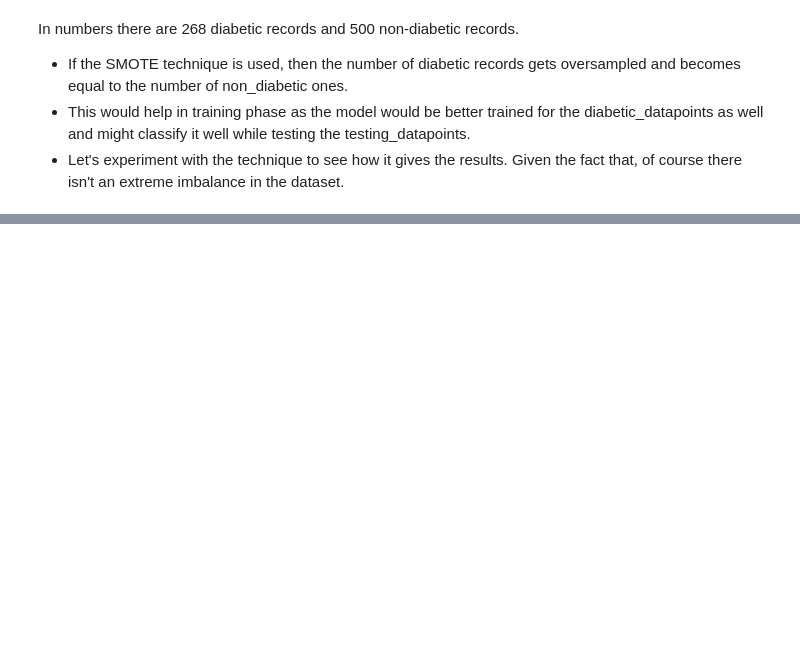
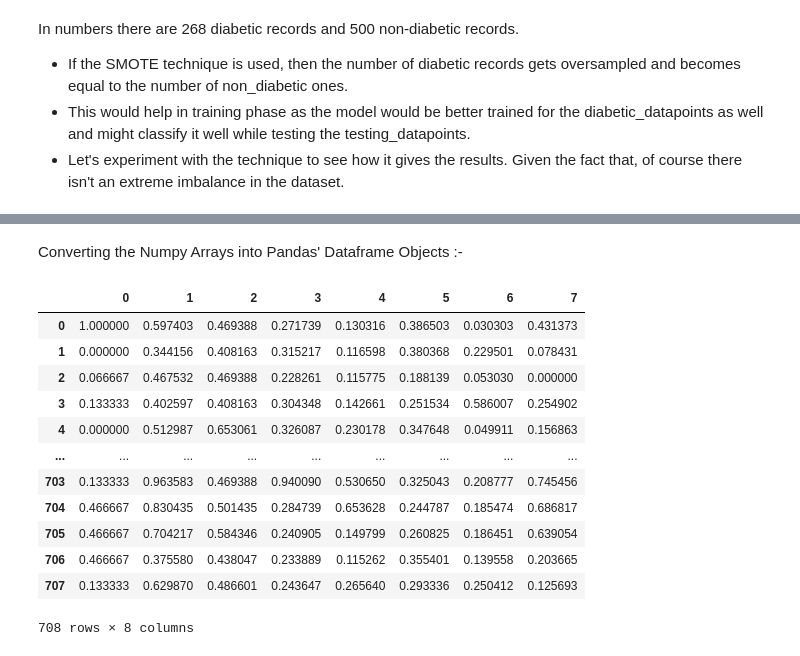
Before and after one commit to Patel27-S/Diabetes-Prediction---Data-Mining, a Jupyter notebook: DiabetesPrediction.ipynb, the cells around one changed output, grey strips where cells are left out. Cells and saved outputs as stored; diff of their text form; code cells hidden in the pictures; blank space fills up the shorter version.

```diff
--- a/DiabetesPrediction.ipynb
+++ b/DiabetesPrediction.ipynb
@@ -2085,0 +2126,2 @@ In numbers there are 268 diabetic records and 500 non-diabetic records.
+# %%
+norm_1 = MinMaxScaler()
@@ -2085,0 +2132,2 @@ In numbers there are 268 diabetic records and 500 non-diabetic records.
+# %%
+X_res_scaled = norm_1.transform(X_res)
@@ -2085,0 +2168,21 @@ In numbers there are 268 diabetic records and 500 non-diabetic records.
+# %% [markdown]
+Converting the Numpy Arrays into Pandas' Dataframe Objects :-
+# %%
+X_res_scaled = pd.DataFrame(X_res_scaled)
+X_test_scaled_res = pd.DataFrame(X_test_scaled_res)
+# %%
+X_res_scaled
+# %% [output]
+|  | 0 | 1 | 2 | 3 | 4 | 5 | 6 | 7 |
+| 0 | 1.000000 | 0.597403 | 0.469388 | 0.271739 | 0.130316 | 0.386503 | 0.030303 | 0.431373 |
+| 1 | 0.000000 | 0.344156 | 0.408163 | 0.315217 | 0.116598 | 0.380368 | 0.229501 | 0.078431 |
+| 2 | 0.066667 | 0.467532 | 0.469388 | 0.228261 | 0.115775 | 0.188139 | 0.053030 | 0.000000 |
+| 3 | 0.133333 | 0.402597 | 0.408163 | 0.304348 | 0.142661 | 0.251534 | 0.586007 | 0.254902 |
+| 4 | 0.000000 | 0.512987 | 0.653061 | 0.326087 | 0.230178 | 0.347648 | 0.049911 | 0.156863 |
+| ... | ... | ... | ... | ... | ... | ... | ... | ... |
+| 703 | 0.133333 | 0.963583 | 0.469388 | 0.940090 | 0.530650 | 0.325043 | 0.208777 | 0.745456 |
+| 704 | 0.466667 | 0.830435 | 0.501435 | 0.284739 | 0.653628 | 0.244787 | 0.185474 | 0.686817 |
+| 705 | 0.466667 | 0.704217 | 0.584346 | 0.240905 | 0.149799 | 0.260825 | 0.186451 | 0.639054 |
+| 706 | 0.466667 | 0.375580 | 0.438047 | 0.233889 | 0.115262 | 0.355401 | 0.139558 | 0.203665 |
+| 707 | 0.133333 | 0.629870 | 0.486601 | 0.243647 | 0.265640 | 0.293336 | 0.250412 | 0.125693 |
+708 rows × 8 columns
```
Also changed, not shown: parts of 58 cells of this notebook.
